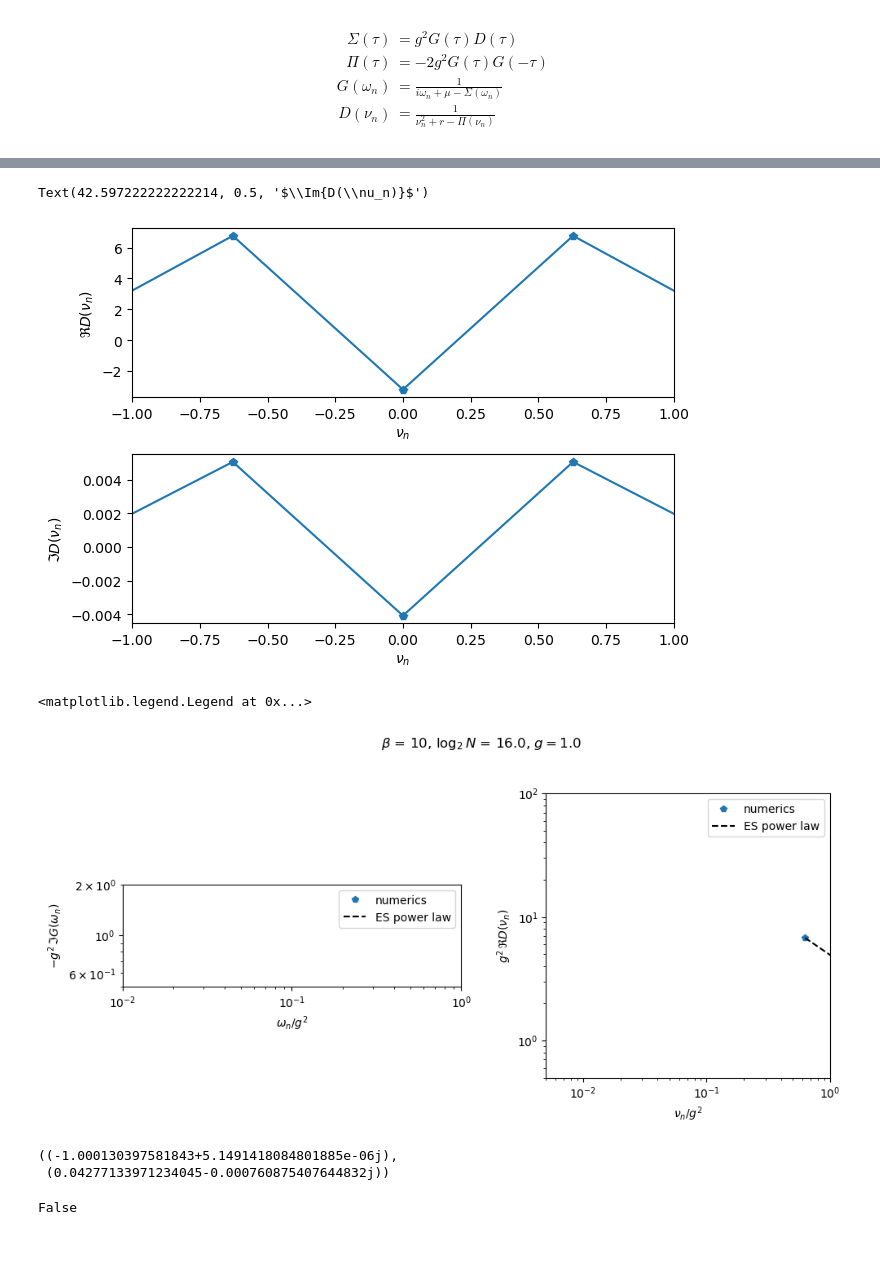
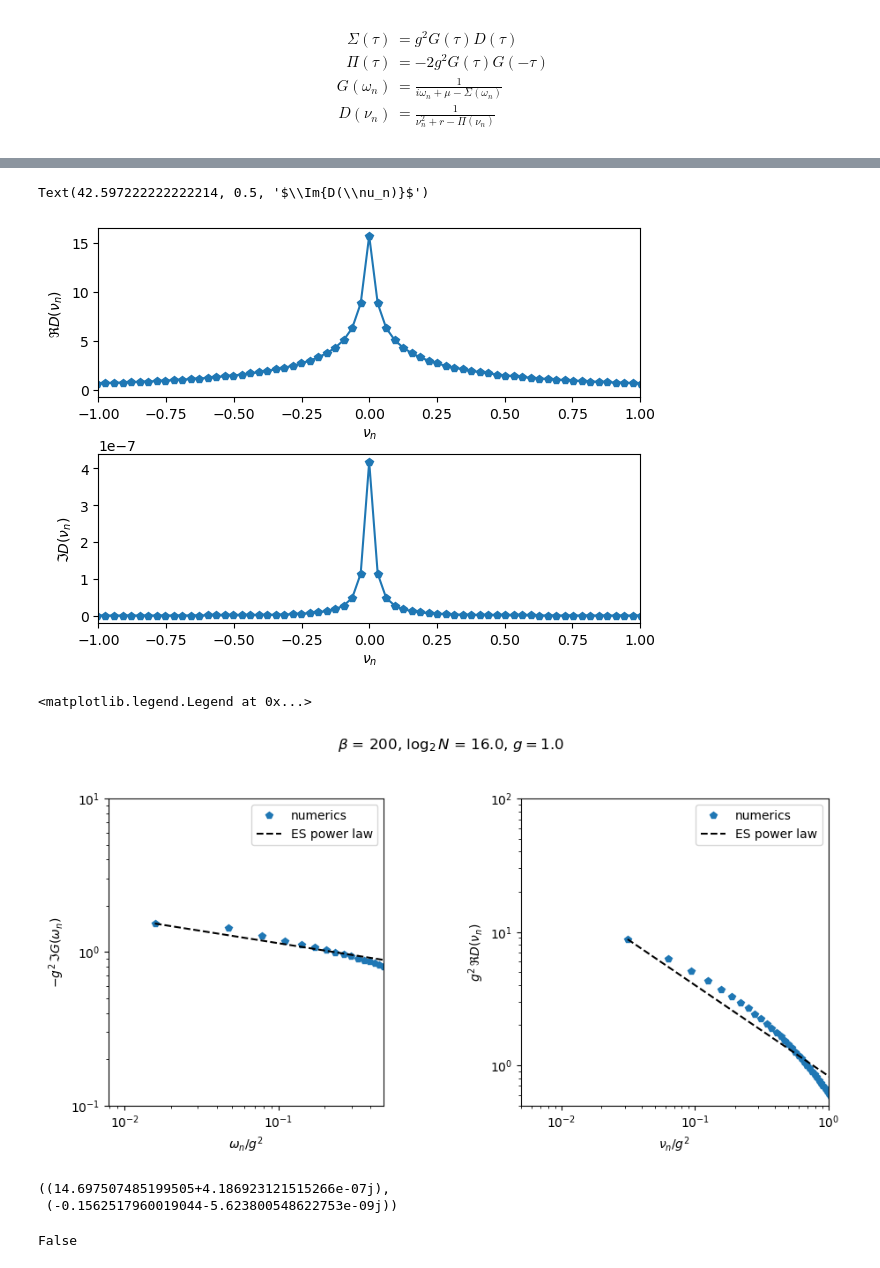
Before and after one commit to aravindhshankar/TwoSidedYSYK, a Jupyter notebook: Esterlis_SchmalianImagTime.ipynb, the cells around one changed output, grey strips where cells are left out. Saved outputs shown, nothing was run; the diff lists cells and outputs as text; code cells hidden in the pictures.

```diff
--- a/Esterlis_SchmalianImagTime.ipynb
+++ b/Esterlis_SchmalianImagTime.ipynb
@@ -17,13 +17,13 @@ import time
 Nbig = int(2**16)
 err = 1e-4
 
-beta = 10
+beta = 200
 mu = 0.0
 g = 1.
 #r = 0.0 + 1e-8 * 1j
-#r = 1.
+r = 1.
 #r = g**2 * beta/2 + 0.001
-r = 1e-8
+#r = 1e-8
 kappa = 1.
 
 omega = (2 * np.arange(Nbig) - Nbig + 1) * np.pi/beta
@@ -78,8 +78,8 @@ while(diff>err):
 
     Sigmaomega = Time2FreqF(Sigmatau,Nbig,beta)
     Piomega =  Time2FreqB(Pitau,Nbig,beta)
-    #if itern < 10 :
-    #    Piomega[Nbig//2] = 1.0*r - omegar2
+    if itern < 5 :
+        Piomega[Nbig//2] = 1.0*r - omegar2
 
 
     Gomega = xG*(1./(1j*omega + mu - Sigmaomega)) + (1-xG)*oldGomega
@@ -150,7 +150,7 @@ ax2.set_xlabel(r'$\nu_n$')
 ax2.set_ylabel(r'$\Im{D(\nu_n)}$')
 # %% [output]
 Text(42.597222222222214, 0.5, '$\\Im{D(\\nu_n)}$')
-[figure, old version]
+[figure, new version]
 # %%
 start, stop = Nbig//2, Nbig-1
 startB = Nbig//2 + 1
@@ -174,41 +174,41 @@ fig,(ax1,ax2) = plt.subplots(1,2)
 fig.set_figwidth(10)
 titlestring = r'$\beta$ = ' + str(beta) + r', $\log_2{N}$ = ' + str(np.log2(Nbig)) + r', $g = $' + str(g)
 fig.suptitle(titlestring)
 fig.tight_layout(pad=2)
 
 ax1.loglog(omega[start:]/(g**2), -np.imag(Gomega[start:])*(g**2),'p',label = 'numerics')
 ax1.loglog(omega[start:]/(g**2), conf_fit_G[start:],'k--',label = 'ES power law')
 #ax1.loglog(omega[start:]/(g**2), -np.imag(Gconf[start:])*(g**2),'m.',label = 'ES solution')
 #ax1.loglog(omega[start:]/(g**2), alt_conf_fit_G[start:],'g--', label = 'alt power law')
-ax1.set_xlim(1e-2,1)
-ax1.set_ylim(5e-1,2)
+ax1.set_xlim(omega[start]/2,omega[start+15])
+ax1.set_ylim(1e-1,1e1)
 ax1.set_xlabel(r'$\omega_n/g^2$')
 ax1.set_ylabel(r'$-g^2\,\Im{G(\omega_n)}$')
 ax1.set_aspect('equal', adjustable='box')
 #ax1.axis('square')
 ax1.legend()
 
 
 ax2.loglog(nu[startB:]/(g**2), np.real(Domega[startB:]),'p',label='numerics')
 ax2.loglog(nu[startB:]/(g**2), conf_fit_D,'k--',label = 'ES power law')
 #ax2.loglog(nu[startB:]/(g**2), np.real(Dconf[startB:]),'m.',label = 'ES solution')
 #ax2.loglog(nu[startB:]/(g**2), alt_conf_fit_D,'g--', label = 'alt power law')
 ax2.set_xlim(5e-3,1)
 ax2.set_ylim(5e-1,100)
 ax2.set_xlabel(r'$\nu_n/g^2$')
 ax2.set_ylabel(r'$g^2\,\Re{D(\nu_n)}$',labelpad = None)
 ax2.set_aspect('equal', adjustable='box')
 ax2.legend()
 
 #plt.savefig('checking convergence_ES_soln.pdf')
 # %% [output]
 <matplotlib.legend.Legend at 0x...>
-[figure, old version]
+[figure, new version]
 # %%
 Piomega[Nbig//2] * Domega[Nbig//2], Gomega[Nbig//2] * Sigmaomega[Nbig//2]
 # %% [output]
-((-1.000130397581843+5.1491418084801885e-06j),
- (0.04277133971234045-0.000760875407644832j))
+((14.697507485199505+4.186923121515266e-07j),
+ (-0.1562517960019044-5.623800548622753e-09j))
 # %%
 np.allclose(np.imag(Domega),np.zeros_like(Domega))
 # %% [output]
```
Also changed, not shown: parts of 8 cells of this notebook, 1 other file.
